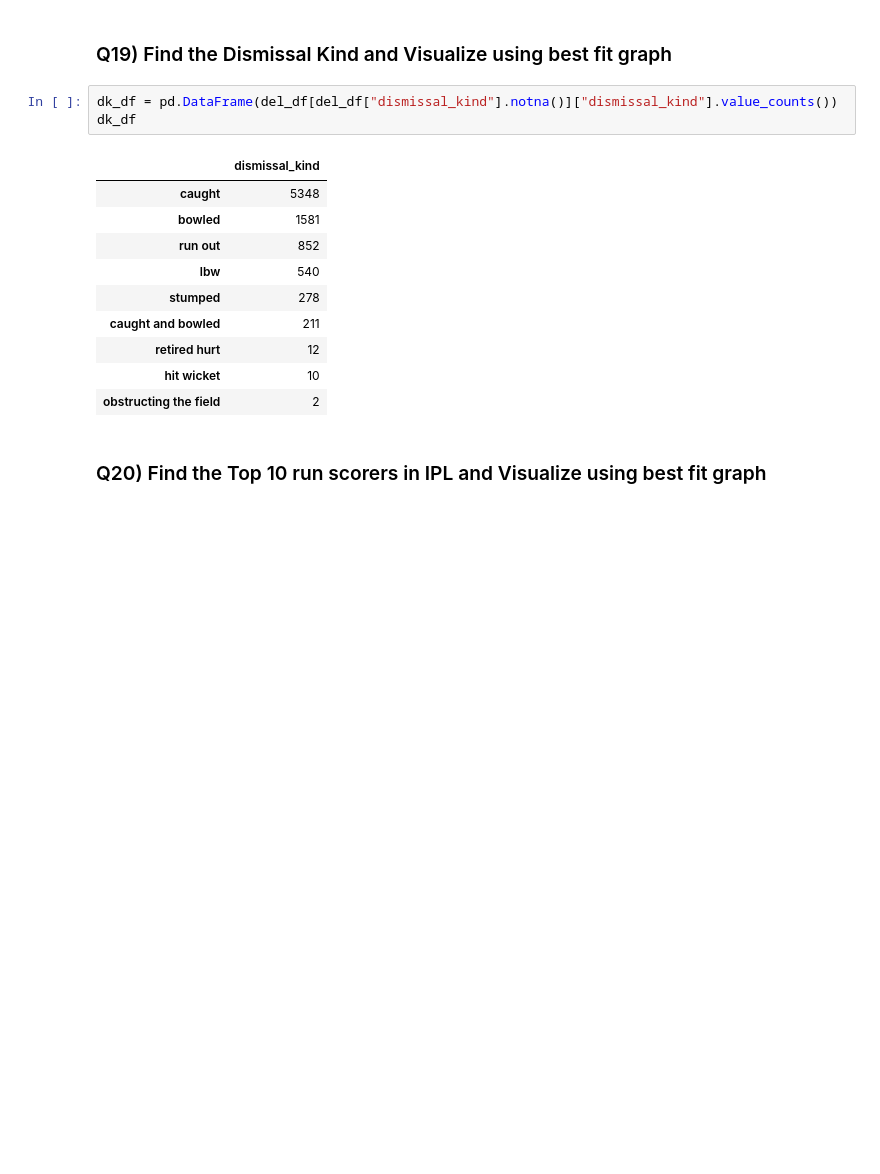
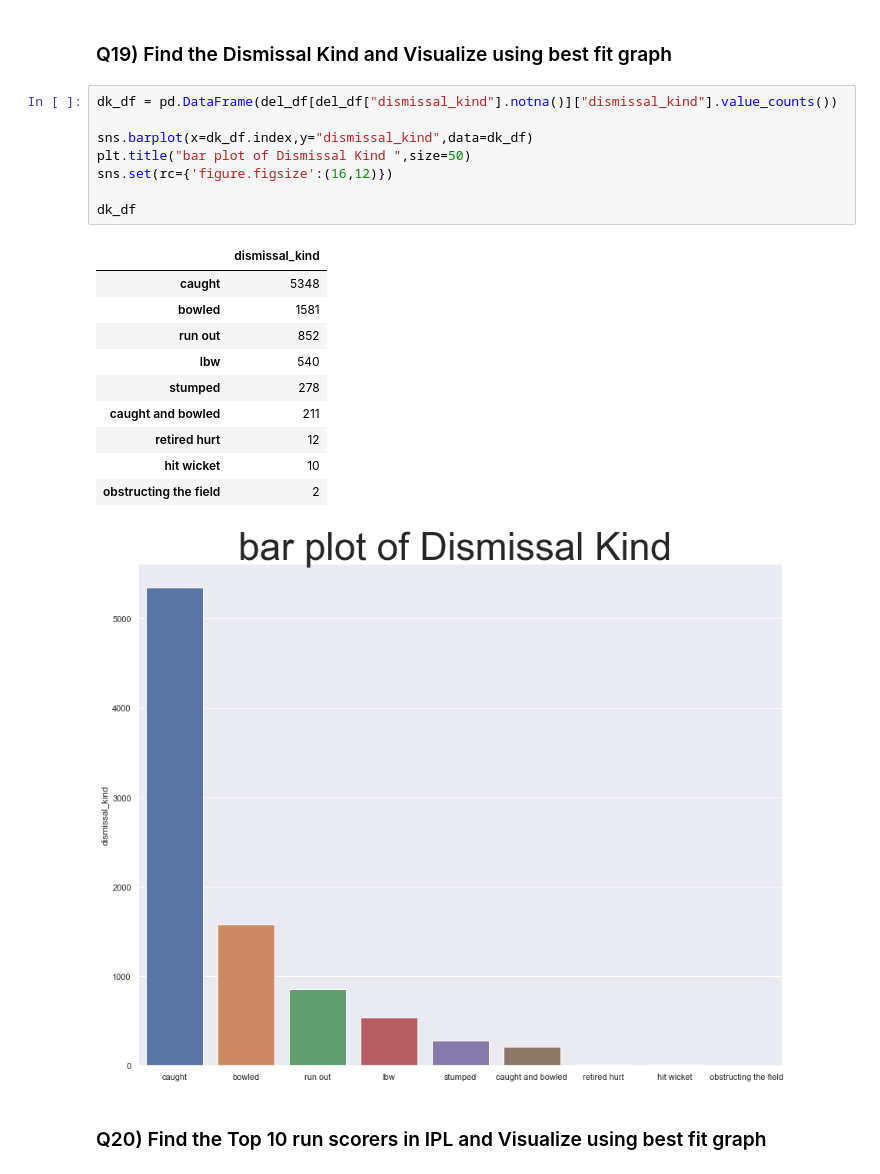
Before and after one commit to dhzdhd/DSE, a Jupyter notebook: Year 2/Semester 3/IDA lab/Week 5/E1 (2).ipynb, the cells around one changed output. Drawn from its saved outputs; the diff is of its cells as text; blank space fills up the shorter version.

```diff
--- a/Year 2/Semester 3/IDA lab/Week 5/E1 (2).ipynb
+++ b/Year 2/Semester 3/IDA lab/Week 5/E1 (2).ipynb
@@ -279,18 +281,24 @@ sns.kdeplot(data=toss_df)
 ### Q19)  Find the Dismissal Kind and Visualize using best fit graph
 # %%
 dk_df = pd.DataFrame(del_df[del_df["dismissal_kind"].notna()]["dismissal_kind"].value_counts())
+
+sns.barplot(x=dk_df.index,y="dismissal_kind",data=dk_df)
+plt.title("bar plot of Dismissal Kind ",size=50)
+sns.set(rc={'figure.figsize':(16,12)})
+
 dk_df
 # %% [output]
 |  | dismissal_kind |
 | caught | 5348 |
 | bowled | 1581 |
 | run out | 852 |
 | lbw | 540 |
 | stumped | 278 |
 | caught and bowled | 211 |
 | retired hurt | 12 |
 | hit wicket | 10 |
 | obstructing the field | 2 |
+[figure, added]
 # %% [markdown]
 ### Q20)  Find the Top 10 run scorers in IPL and Visualize using best fit graph
 # %%
```
Also changed, not shown: parts of 12 cells of this notebook, 14 other files.
